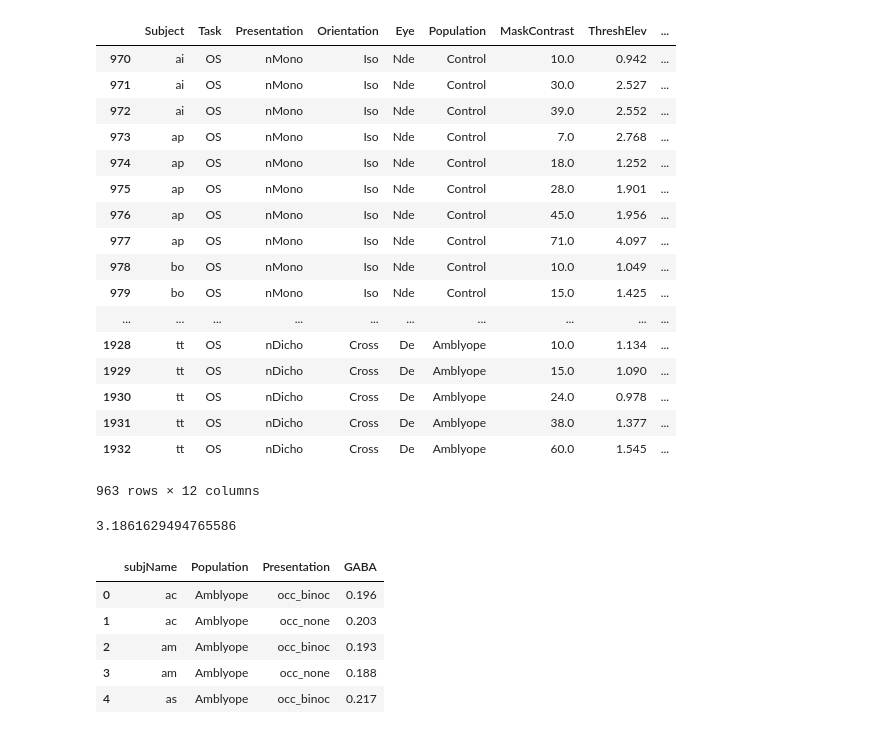
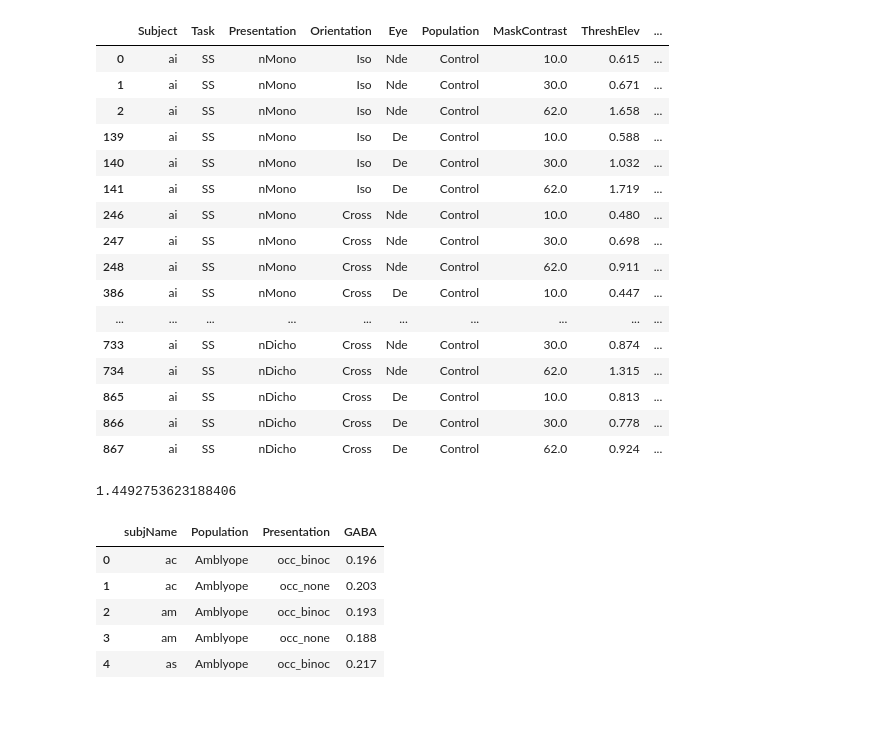
Before and after one commit to smerdis/mrs_amblyopia, a Jupyter notebook: Per-Subject Modelling.ipynb, the cells around one changed output. Drawn from its saved outputs; the diff is of its cells as text; code cells hidden in the pictures.

```diff
--- a/Per-Subject Modelling.ipynb
+++ b/Per-Subject Modelling.ipynb
@@ -17,35 +14,34 @@ import seaborn as sns
 import suppression as s
 # %%
 gaba_fn = 'gaba_data.txt'
-supp_fn = 'supp_data_individual_20161130.txt'
+supp_fn = 'supp_data_individual_20170411.txt'
 # %%
 sdf = s.load_psychophys(supp_fn)
 gdf = s.load_gaba(gaba_fn)
 # %%
-sdf[sdf['Task']=='OS']
+sdf[(sdf['Task']=='SS') & (sdf['Subject']=='ai')]
 # %% [output]
 |  | Subject | Task | Presentation | Orientation | Eye | Population | MaskContrast | ThreshElev | ... |
-| 970 | ai | OS | nMono | Iso | Nde | Control | 10.0 | 0.942 | ... |
-| 971 | ai | OS | nMono | Iso | Nde | Control | 30.0 | 2.527 | ... |
-| 972 | ai | OS | nMono | Iso | Nde | Control | 39.0 | 2.552 | ... |
-| 973 | ap | OS | nMono | Iso | Nde | Control | 7.0 | 2.768 | ... |
-| 974 | ap | OS | nMono | Iso | Nde | Control | 18.0 | 1.252 | ... |
-| 975 | ap | OS | nMono | Iso | Nde | Control | 28.0 | 1.901 | ... |
-| 976 | ap | OS | nMono | Iso | Nde | Control | 45.0 | 1.956 | ... |
-| 977 | ap | OS | nMono | Iso | Nde | Control | 71.0 | 4.097 | ... |
-| 978 | bo | OS | nMono | Iso | Nde | Control | 10.0 | 1.049 | ... |
-| 979 | bo | OS | nMono | Iso | Nde | Control | 15.0 | 1.425 | ... |
+| 0 | ai | SS | nMono | Iso | Nde | Control | 10.0 | 0.615 | ... |
+| 1 | ai | SS | nMono | Iso | Nde | Control | 30.0 | 0.671 | ... |
+| 2 | ai | SS | nMono | Iso | Nde | Control | 62.0 | 1.658 | ... |
+| 139 | ai | SS | nMono | Iso | De | Control | 10.0 | 0.588 | ... |
+| 140 | ai | SS | nMono | Iso | De | Control | 30.0 | 1.032 | ... |
+| 141 | ai | SS | nMono | Iso | De | Control | 62.0 | 1.719 | ... |
+| 246 | ai | SS | nMono | Cross | Nde | Control | 10.0 | 0.480 | ... |
+| 247 | ai | SS | nMono | Cross | Nde | Control | 30.0 | 0.698 | ... |
+| 248 | ai | SS | nMono | Cross | Nde | Control | 62.0 | 0.911 | ... |
+| 386 | ai | SS | nMono | Cross | De | Control | 10.0 | 0.447 | ... |
 | ... | ... | ... | ... | ... | ... | ... | ... | ... | ... |
-| 1928 | tt | OS | nDicho | Cross | De | Amblyope | 10.0 | 1.134 | ... |
-| 1929 | tt | OS | nDicho | Cross | De | Amblyope | 15.0 | 1.090 | ... |
-| 1930 | tt | OS | nDicho | Cross | De | Amblyope | 24.0 | 0.978 | ... |
-| 1931 | tt | OS | nDicho | Cross | De | Amblyope | 38.0 | 1.377 | ... |
-| 1932 | tt | OS | nDicho | Cross | De | Amblyope | 60.0 | 1.545 | ... |
+| 733 | ai | SS | nDicho | Cross | Nde | Control | 30.0 | 0.874 | ... |
+| 734 | ai | SS | nDicho | Cross | Nde | Control | 62.0 | 1.315 | ... |
+| 865 | ai | SS | nDicho | Cross | De | Control | 10.0 | 0.813 | ... |
+| 866 | ai | SS | nDicho | Cross | De | Control | 30.0 | 0.778 | ... |
+| 867 | ai | SS | nDicho | Cross | De | Control | 62.0 | 0.924 | ... |
-963 rows × 12 columns
-# %%
-7.0/2.197
-# %% [output]
-3.1861629494765586
+# %%
+10.0/6.900
+# %% [output]
+1.4492753623188406
 # %%
 gdf.head()
 # %% [output]
```
Also changed, not shown: parts of 30 cells of this notebook.
